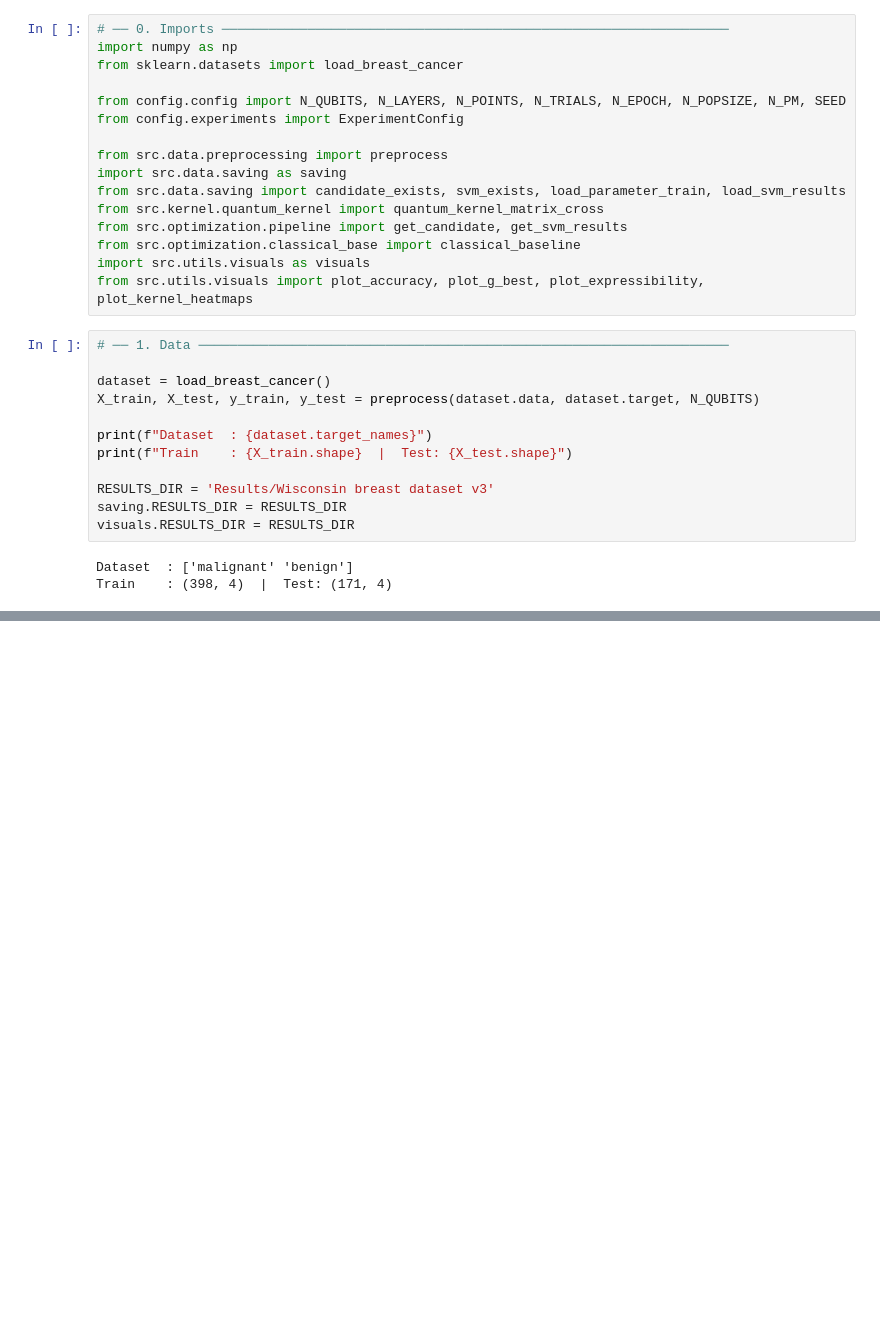
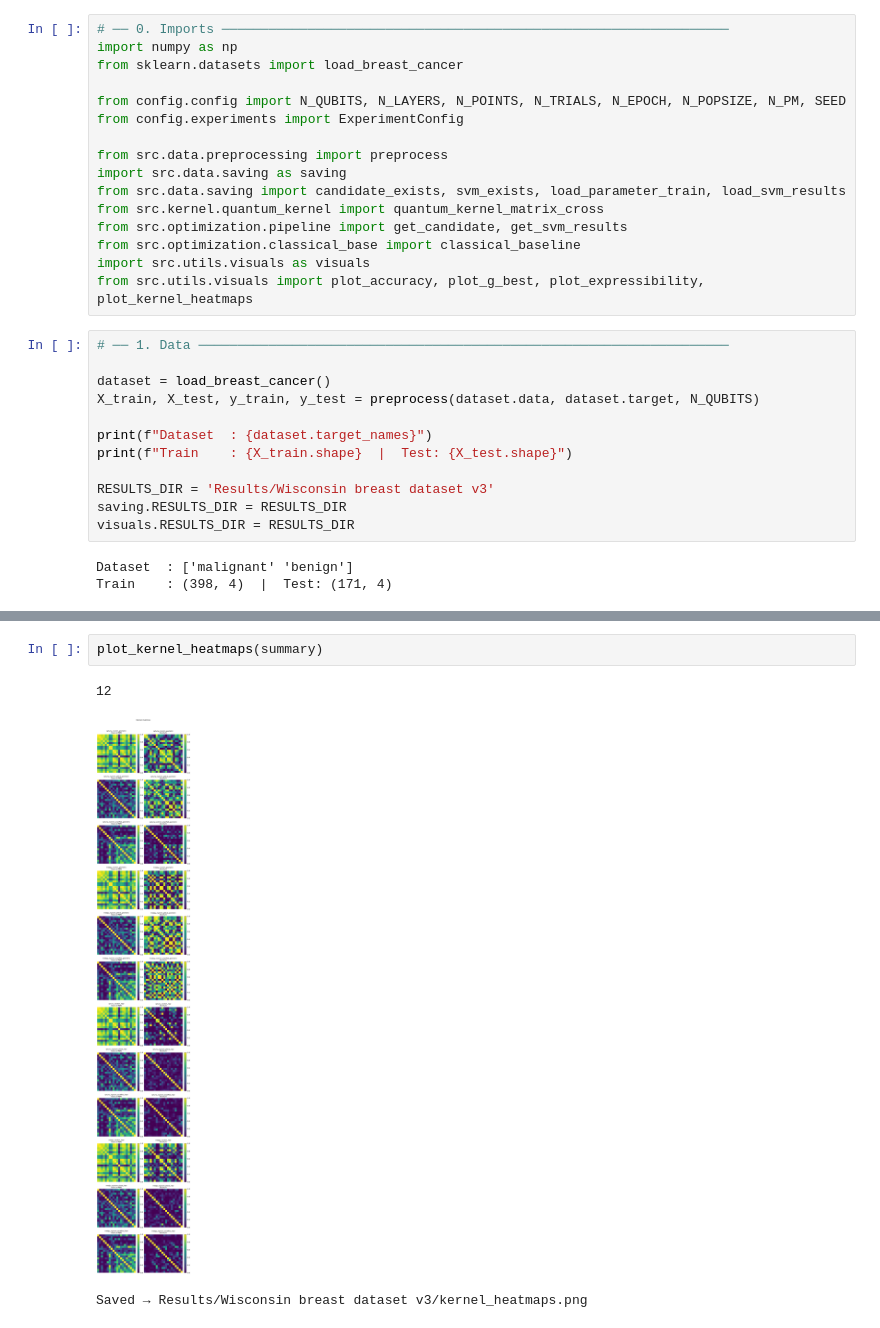
Before and after one commit to marrrrrrta/Automatic_Design_QFM_Genomic_Classification, a Jupyter notebook: WisconsinBC_v3.ipynb, the cells around one changed output, grey strips where cells are left out. Drawn from its saved outputs; the diff is of its cells as text; blank space fills up the shorter version.

```diff
--- a/WisconsinBC_v3.ipynb
+++ b/WisconsinBC_v3.ipynb
@@ -241 +263,7 @@ Saved → Results/Wisconsin breast dataset v3/g_best_comparison.png
 Saved → Results/Wisconsin breast dataset v3/expressibility_comparison.png
+# %%
+plot_kernel_heatmaps(summary)
+# %% [output]
+12
+[figure, added]
+Saved → Results/Wisconsin breast dataset v3/kernel_heatmaps.png
```
Also changed, not shown: parts of 4 cells of this notebook, 50 other files.
